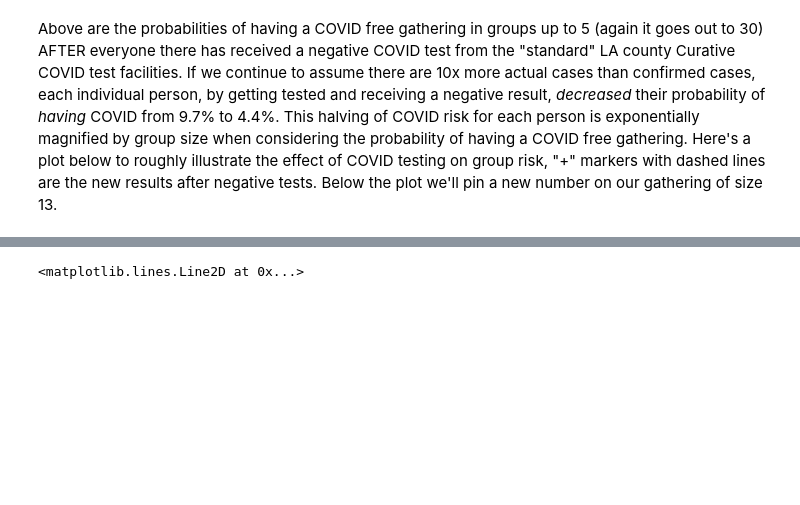
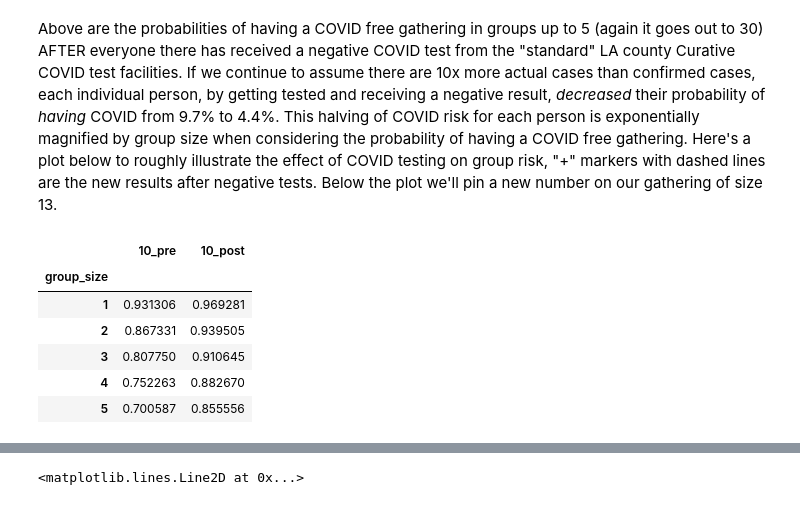
Before and after one commit to geezerbriefs/xpspython, a Jupyter notebook: personal/covid gathering analysis/risk of COVID gatherings discussion.ipynb, the cells around one changed output, grey strips where cells are left out. Drawn from its saved outputs; the diff is of its cells as text; code cells hidden in the pictures; blank space fills up the shorter version.

```diff
--- a/personal/covid gathering analysis/risk of COVID gatherings discussion.ipynb
+++ b/personal/covid gathering analysis/risk of COVID gatherings discussion.ipynb
@@ -387,3 +392,16 @@ df_post.head()
 | 5 | 0.985272 | 0.926969 | 0.855556 | 0.718230 |
 # %% [markdown]
 Above are the probabilities of having a COVID free gathering in groups up to 5 (again it goes out to 30) AFTER everyone there has received a negative COVID test from the "standard" LA county Curative COVID test facilities. If we continue to assume there are 10x more actual cases than confirmed cases, each individual person, by getting tested and receiving a negative result, *decreased* their probability of *having* COVID from 9.7% to 4.4%. This halving of COVID risk for each person is exponentially magnified by group size when considering the probability of having a COVID free gathering. Here's a plot below to roughly illustrate the effect of COVID testing on group risk, "+" markers with dashed lines are the new results after negative tests. Below the plot we'll pin a new number on our gathering of size 13.
+# %%
+test = pd.concat([df_pre[10], df_post[10]], axis=1)
+test.columns = ['10_pre', '10_post']
+# %%
+test.head()
+# %% [output]
+|  | 10_pre | 10_post |
+| group_size |  |  |
+| 1 | 0.931306 | 0.969281 |
+| 2 | 0.867331 | 0.939505 |
+| 3 | 0.807750 | 0.910645 |
+| 4 | 0.752263 | 0.882670 |
+| 5 | 0.700587 | 0.855556 |
```
Also changed, not shown: parts of 4 cells of this notebook, 5 other files.
